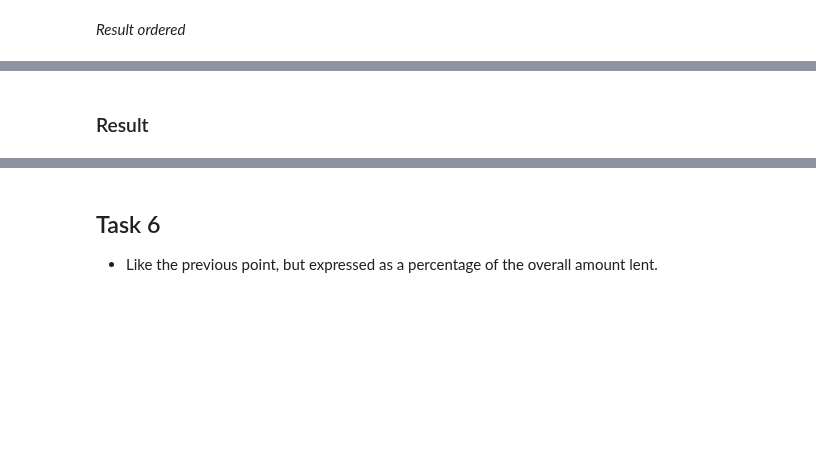
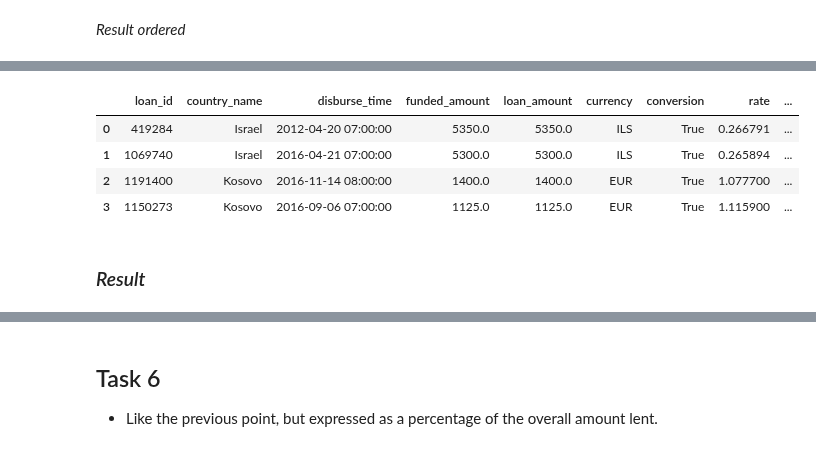
Before and after one commit to gaveter/Project_cs, a Jupyter notebook: Project.ipynb, the cells around one changed output, grey strips where cells are left out. Saved outputs shown, nothing was run; the diff lists cells and outputs as text; code cells hidden in the pictures; blank space fills up the shorter version.

```diff
--- a/Project.ipynb
+++ b/Project.ipynb
@@ -364,0 +687,2 @@ country_numberLoan.sort_values(by='count',ascending=False)
+# %%
+date_currency = date_currency.explode('currency').reset_index()
@@ -364,0 +704,17 @@ country_numberLoan.sort_values(by='count',ascending=False)
+# %%
+firstBlock_test['disburse_time']=firstBlock_test['disburse_time'].astype(str)
+date_currency['disburse_time']=date_currency['disburse_time'].astype(str)
+# %%
+firstBlock = pd.merge(firstBlock_test,date_currency,how='inner',on=['disburse_time','currency'])
+
+firstBlock.drop(columns=['index','curr_list'],inplace=True)
+# %%
+firstBlock['funded_amount_conversion_USD'] = firstBlock['funded_amount'] * firstBlock['rate']
+# %%
+firstBlock
+# %% [output]
+|  | loan_id | country_name | disburse_time | funded_amount | loan_amount | currency | conversion | rate | ... |
+| 0 | 419284 | Israel | 2012-04-20 07:00:00 | 5350.0 | 5350.0 | ILS | True | 0.266791 | ... |
+| 1 | 1069740 | Israel | 2016-04-21 07:00:00 | 5300.0 | 5300.0 | ILS | True | 0.265894 | ... |
+| 2 | 1191400 | Kosovo | 2016-11-14 08:00:00 | 1400.0 | 1400.0 | EUR | True | 1.077700 | ... |
+| 3 | 1150273 | Kosovo | 2016-09-06 07:00:00 | 1125.0 | 1125.0 | EUR | True | 1.115900 | ... |
@@ -368,5 +727,5 @@ country_amountLoan = country_amountLoan.sort_values(ascending=False)
 # %% [markdown]
-### Result
+### _Result_
 # %%
 country_amountLoan.head()
 # %% [output]
```
Also changed, not shown: parts of 97 cells of this notebook.
